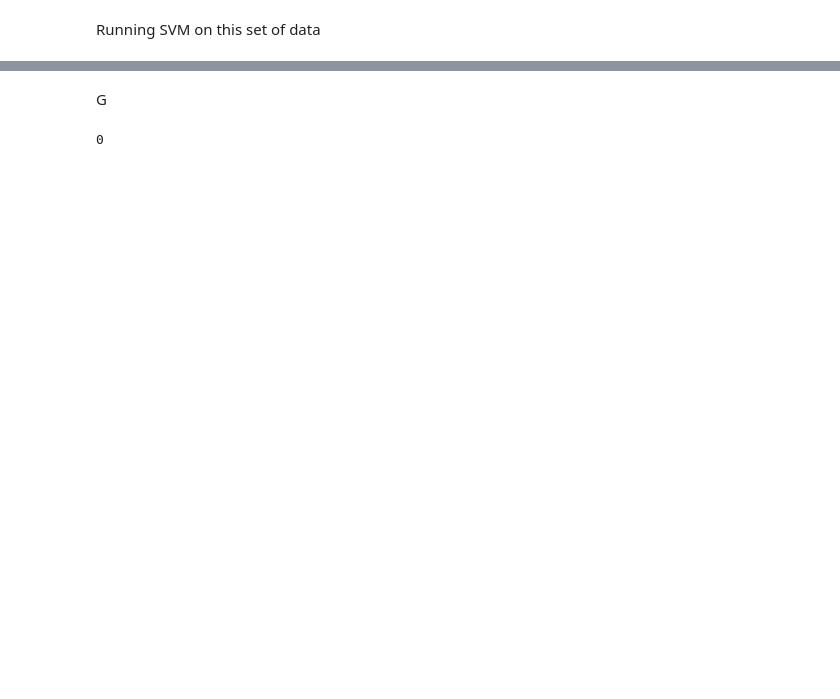
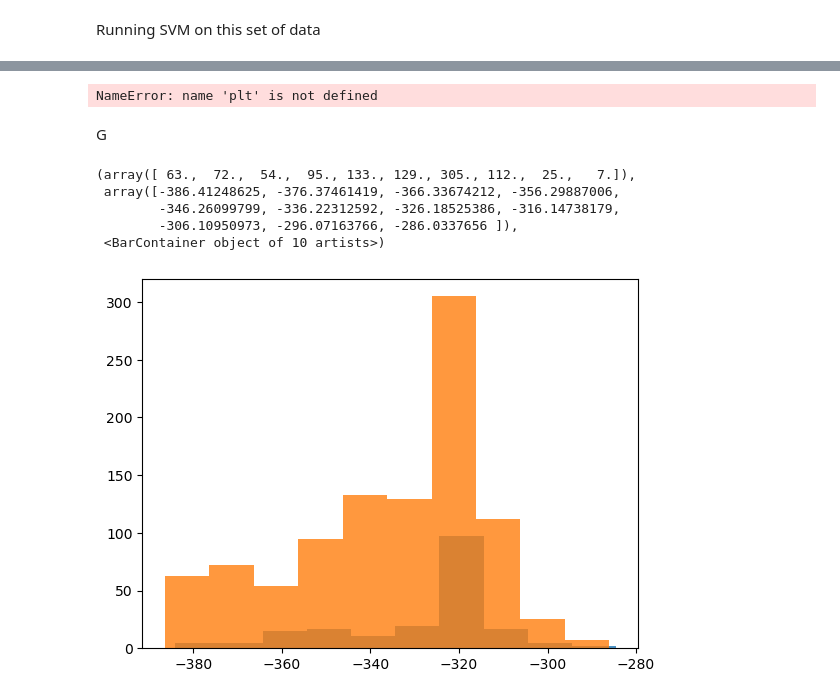
Before and after one commit to LDeng0205/msa_classify, a Jupyter notebook: PABP_YEAST.ipynb, the cells around one changed output, grey strips where cells are left out. Saved outputs shown, nothing was run; the diff lists cells and outputs as text; code cells hidden in the pictures; blank space fills up the shorter version.

Commit message:
plots and experiments

```diff
--- a/PABP_YEAST.ipynb
+++ b/PABP_YEAST.ipynb
@@ -184,6 +162,7 @@ yeast_seq.shape
 # %%
 from sklearn.svm import OneClassSVM
 
-clf = OneClassSVM(kernel='poly', degree=3, nu=0.1)
-clf.fit(yeast_seq[:10000])
+clf = OneClassSVM(kernel='poly', degree=2, nu=0.3)
+train = yeast_seq[:50000]
+clf.fit(train)
 # %% [output]
@@ -235,6 +185,24 @@ pred = clf.predict(mutant_data)
+# %%
+train_pred = clf.decision_function(train[:10000])
+msa_pred = clf.decision_function(yeast_seq[50000:60000])
+mut_pred_pos = clf.decision_function(mutant_data[np.where(label>=1)])
+mut_pred_neg = clf.decision_function(mutant_data[np.where(label<1)])
+# %%
+plt.hist(train_pred, alpha=0.6)
+plt.hist(msa_pred, alpha=0.6)
+plt.hist(mut_pred_pos, alpha=0.8)
+plt.hist(mut_pred_neg, alpha=0.8)
+# %% [output]
+NameError: name 'plt' is not defined
 # %% [markdown]
 G
-# %%
-np.sum(pred==1)
-# %% [output]
-0
+# %%
+plt.hist(mut_pred_pos, alpha=0.8)
+plt.hist(mut_pred_neg, alpha=0.8)
+# %% [output]
+(array([ 63.,  72.,  54.,  95., 133., 129., 305., 112.,  25.,   7.]),
+ array([-386.41248625, -376.37461419, -366.33674212, -356.29887006,
+        -346.26099799, -336.22312592, -326.18525386, -316.14738179,
+        -306.10950973, -296.07163766, -286.0337656 ]),
+ <BarContainer object of 10 artists>)
+[figure, added]
```
Also changed, not shown: parts of 11 cells of this notebook.
